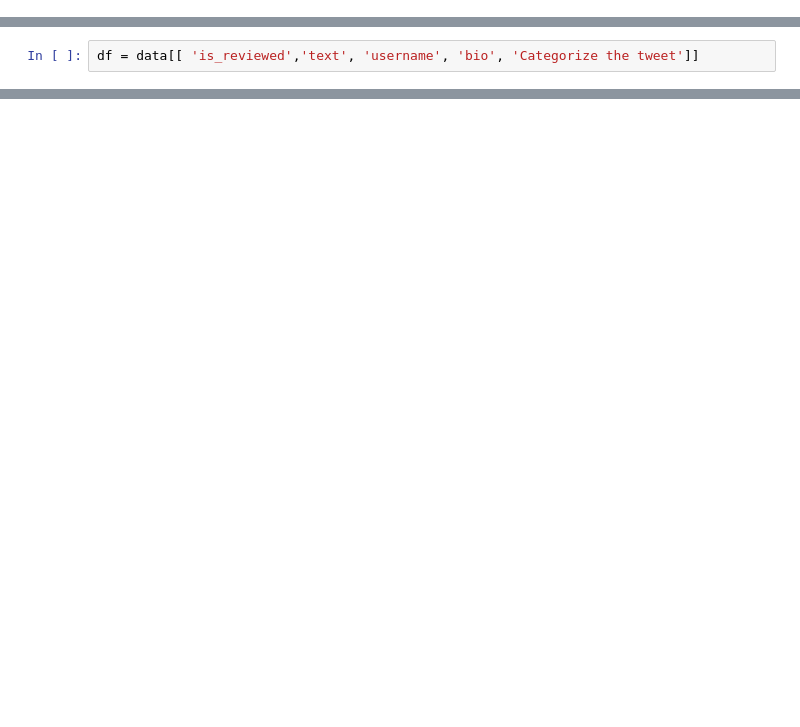
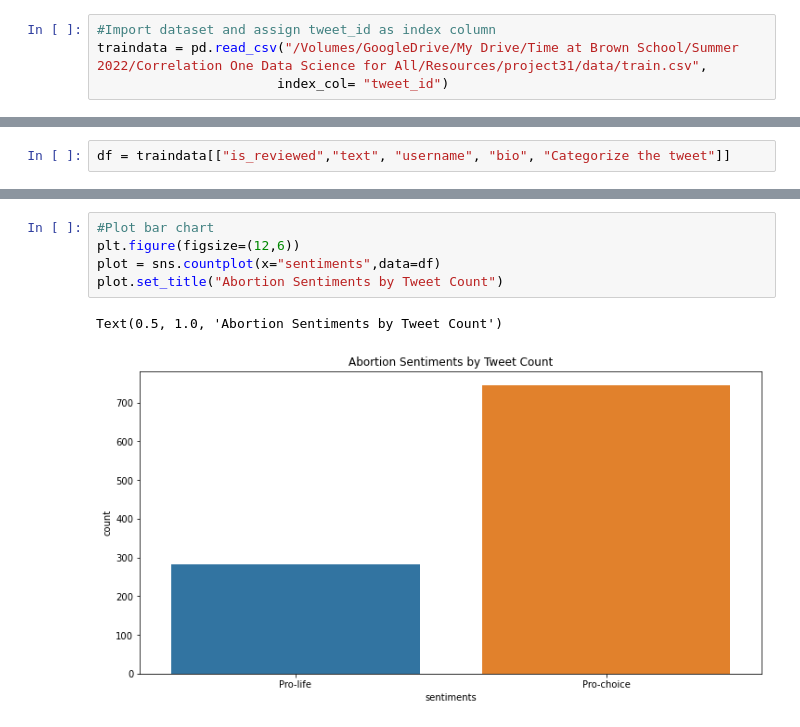
Before and after one commit to thayeylolu/project31, a Jupyter notebook: notebook/eda_surgeai.ipynb, the cells around one changed output, grey strips where cells are left out. Drawn from its saved outputs; the diff is of its cells as text; blank space fills up the shorter version.

Commit message:
Feat: Updated, Complete EDA for SurgeAI Dataset

```diff
--- a/notebook/eda_surgeai.ipynb
+++ b/notebook/eda_surgeai.ipynb
@@ -86,0 +121,4 @@ Index(['worker_id', 'task_id', 'task_response_id', 'is_reviewed',
+# %%
+#Import dataset and assign tweet_id as index column
+traindata = pd.read_csv("/Volumes/GoogleDrive/My Drive/Time at Brown School/Summer 2022/Correlation One Data Science for All/Resources/project31/data/train.csv",
+                       index_col= "tweet_id")
@@ -87,3 +180,3 @@ Index(['worker_id', 'task_id', 'task_response_id', 'is_reviewed',
 # %%
-df = data[[ 'is_reviewed','text', 'username', 'bio', 'Categorize the tweet']]
+df = traindata[["is_reviewed","text", "username", "bio", "Categorize the tweet"]]
 # %%
@@ -139,0 +280,8 @@ plt.legend(loc='upper right')
+# %%
+#Plot bar chart
+plt.figure(figsize=(12,6))
+plot = sns.countplot(x="sentiments",data=df)
+plot.set_title("Abortion Sentiments by Tweet Count")
+# %% [output]
+Text(0.5, 1.0, 'Abortion Sentiments by Tweet Count')
+[figure, added]
```
Also changed, not shown: parts of 89 cells of this notebook.
